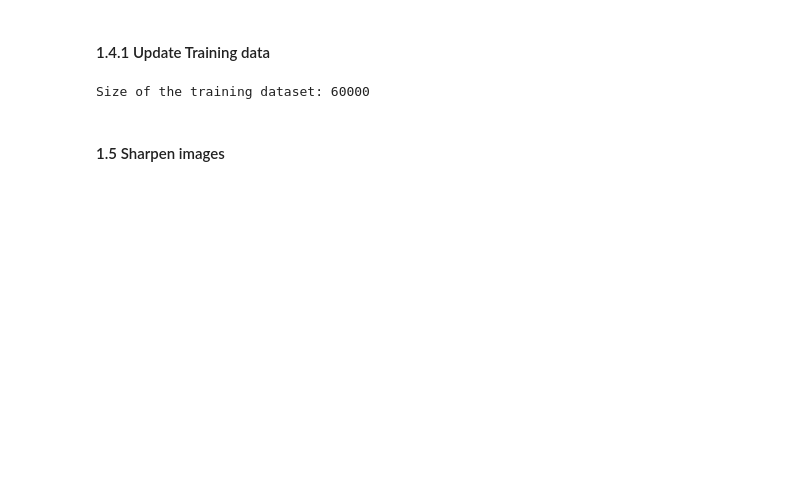
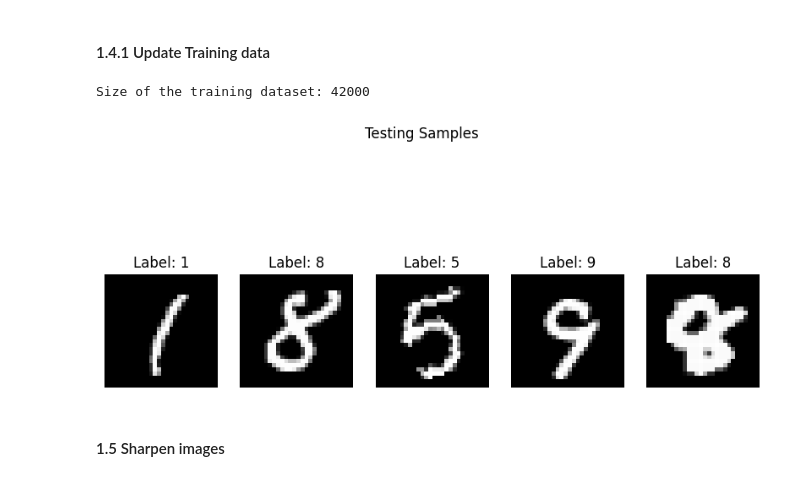
Before and after one commit to Team-Synapse-UoM/Custom-CNN-ImageClassification, a Jupyter notebook: data.ipynb, the cells around one changed output. Saved outputs shown, nothing was run; the diff lists cells and outputs as text; code cells hidden in the pictures; blank space fills up the shorter version.

Commit message:
did fewchanges in image align function

```diff
--- a/data.ipynb
+++ b/data.ipynb
@@ -399,17 +422,29 @@ plt.show()
 # %% [markdown]
 #### 1.4.1 Update Training data
 # %%
+# Assuming train_dataset has attributes `data` for images and `labels` for labels
+
+# Normalize images to [0, 255] and byte format, then update subset images
 for i, idx in enumerate(subset_indices):
     train_dataset.data[idx] = (flipped_images[i] * 255).byte()
-    train_dataset.targets[idx] = flipped_labels[i]
+    train_dataset.labels[idx] = flipped_labels[i]
 
-# Shuffle dataset
+# Shuffle the dataset by creating a DataLoader
 train_loader = DataLoader(train_dataset, batch_size=64, shuffle=True)
 
-# Print the new size
+# Print the new dataset size
 print("Size of the training dataset:", len(train_dataset))
 # %% [output]
-Size of the training dataset: 60000
+Size of the training dataset: 42000
+# %%
+# Plot testing samples
+test_images = torch.stack([test_dataset[i][0] for i in range(5)])
+test_labels = torch.tensor([test_dataset[i][1] for i in range(5)])
+plot_samples(test_images.numpy(), test_labels.numpy(), class_names, num_samples=5)
+plt.suptitle('Testing Samples')
+plt.show()
+# %% [output]
+[figure, added]
 # %% [markdown]
 #### 1.5 Sharpen images
 # %%
```
Also changed, not shown: parts of 10 cells of this notebook.
